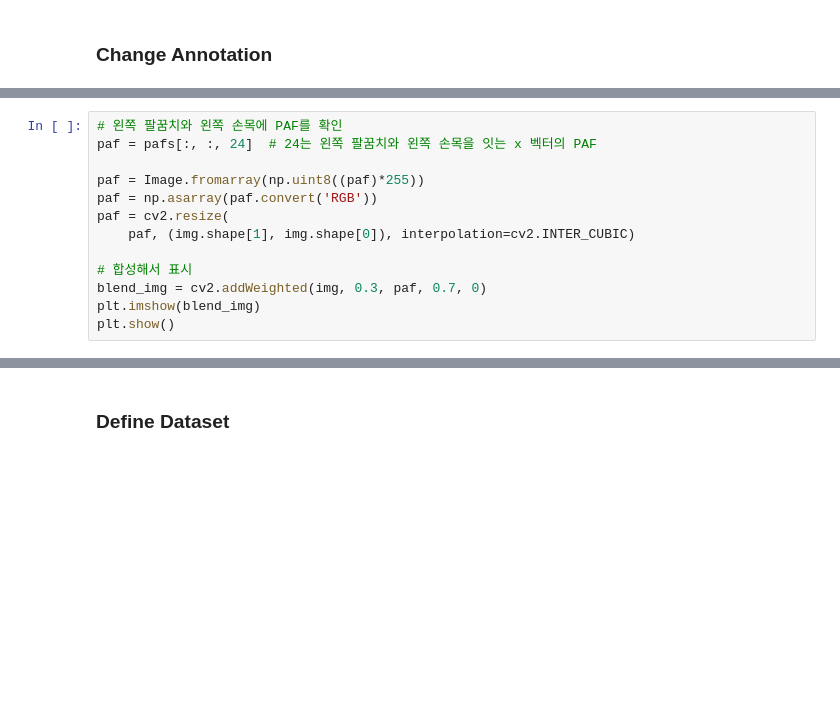
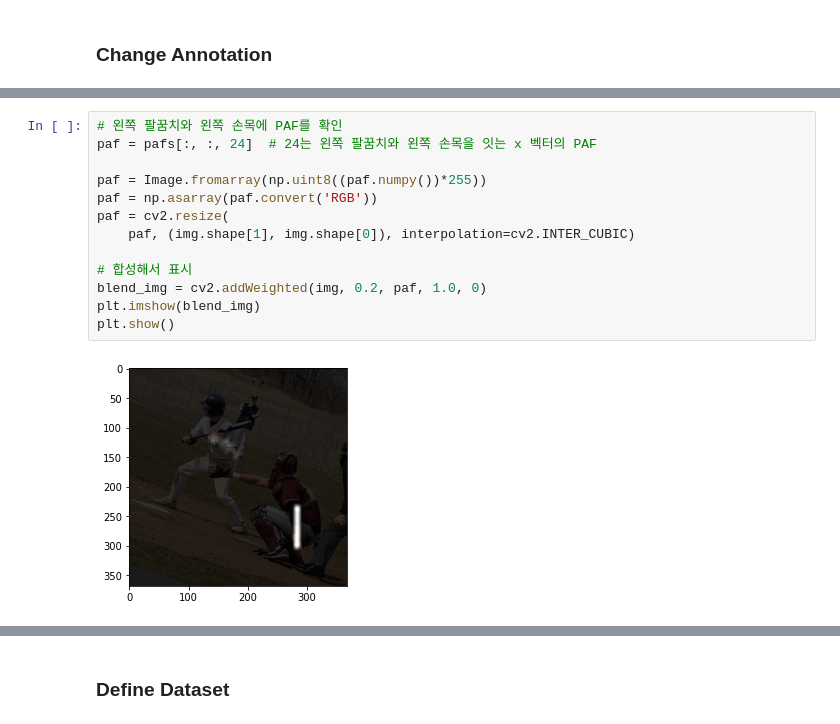
Before and after one commit to jhlee508/pytorch-advanced, a Jupyter notebook: chapter4_pose_estimation_OpenPose.ipynb, the cells around one changed output, grey strips where cells are left out. Drawn from its saved outputs; the diff is of its cells as text; blank space fills up the shorter version.

```diff
--- a/chapter4_pose_estimation_OpenPose.ipynb
+++ b/chapter4_pose_estimation_OpenPose.ipynb
@@ -398,16 +400,18 @@ plt.show()
 # %%
 # 왼쪽 팔꿈치와 왼쪽 손목에 PAF를 확인
 paf = pafs[:, :, 24]  # 24는 왼쪽 팔꿈치와 왼쪽 손목을 잇는 x 벡터의 PAF
 
-paf = Image.fromarray(np.uint8((paf)*255))
+paf = Image.fromarray(np.uint8((paf.numpy())*255))
 paf = np.asarray(paf.convert('RGB'))
 paf = cv2.resize(
     paf, (img.shape[1], img.shape[0]), interpolation=cv2.INTER_CUBIC)
 
 # 합성해서 표시
-blend_img = cv2.addWeighted(img, 0.3, paf, 0.7, 0)
+blend_img = cv2.addWeighted(img, 0.2, paf, 1.0, 0)
 plt.imshow(blend_img)
 plt.show()
+# %% [output]
+[figure, added]
 # %%
 # PAF만 표시
 paf = pafs[:, :, 24]  # 24는 왼쪽 팔꿈치와 왼쪽 손목을 잇는 x 벡터의 PAF
```
Also changed, not shown: parts of 30 cells of this notebook.
